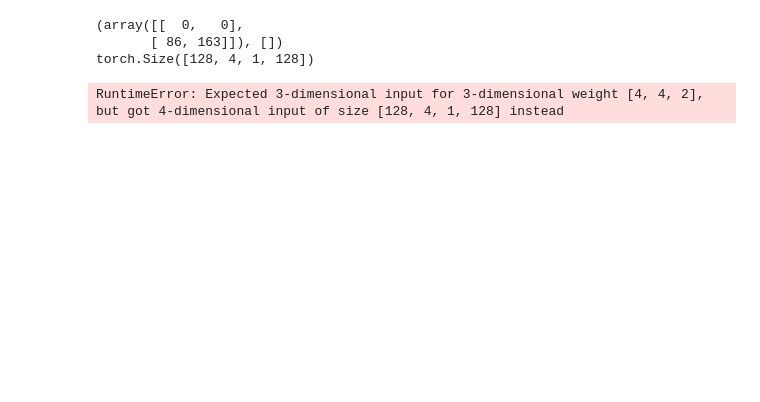
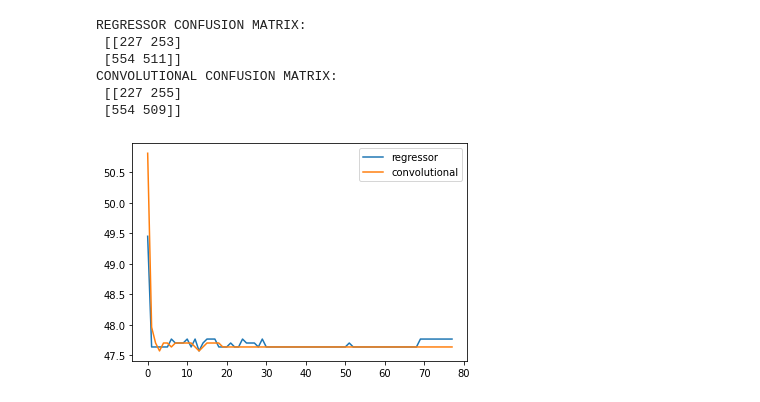
Before and after one commit to JOGO-Juggling/Are-We-Still-Juggling-Audio, a Jupyter notebook: train_model.ipynb, the cells around one changed output. Saved outputs shown, nothing was run; the diff lists cells and outputs as text; code cells hidden in the pictures; blank space fills up the shorter version.

```diff
--- a/train_model.ipynb
+++ b/train_model.ipynb
@@ -62,9 +63,9 @@ test_data = data[split_ind:]
 # %%
 train_loader = torch.utils.data.DataLoader(dataset=train_data,
-                                           batch_size=128,
+                                           batch_size=32,
                                            shuffle=True)
 test_loader = torch.utils.data.DataLoader(dataset=test_data,
-                                           batch_size=128,
+                                           batch_size=32,
                                            shuffle=True)
 # %%
 device = torch.device("cuda:0" if (torch.cuda.is_available()) else "cpu")
@@ -74,5 +75,5 @@ Device: cuda:0
 # %%
-regressor, conv = LogisticRegressor(W_DIM, N_FEATURES, 2).to(device), Convolutional(N_FEATURES, 2).to(device)
+regressor, conv = LogisticRegressor(N_FEATURES, 1, 2).to(device), Convolutional(N_FEATURES, W_DIM, 2).to(device)
 print(f'n_params={sum(p.numel() for p in regressor.parameters())}')
 print(f'n_params={sum(p.numel() for p in conv.parameters())}')
 # %% [output]
@@ -92,7 +93,7 @@ def accuracy(model, data, inds):
         total += xxy[y].size(0)
         correct += (predicted.cpu() == xxy[y]).sum()
 
-    return 100 * int(correct) / total, (predicted.cpu() != xxy[y])
+    return 100 * int(correct) / total
 
 def confusion(model, data, inds):
     x, y = inds
@@ -108,7 +109,7 @@ def confusion(model, data, inds):
         matrix[1, 0] += torch.sum((xxy[y] == 1) & (predicted == 0))
         matrix[1, 1] += torch.sum((xxy[y] == 0) & (predicted == 0))
 
-    return matrix, []
+    return matrix
 
 def recall(model, data, inds):
     x, y = inds
@@ -126,11 +127,10 @@ n_iters = 0
 start = time.time()
 
 for epoch in range(1, N_EPOCHS + 1):
-    np.random.shuffle(data)
     for i, (x0, x1, y) in enumerate(train_loader):
         # Clear gradients
-        for opti in optis:
-            opti.zero_grad()
+        optis[0].zero_grad()
+        optis[1].zero_grad()
 
         # Make prediction and calculate loss
         y_hat0 = regressor(x0.to(device)).cpu()
@@ -142,12 +142,13 @@ for epoch in range(1, N_EPOCHS + 1):
         # Calculate new gradients and optimize
         loss0.backward()
         loss1.backward()
-        for opti in optis:
-            opti.step()
 
-        if n_iters % 250 == 0 or epoch == N_EPOCHS:
-            acc0, _ = accuracy(regressor, test_loader, (0, 2))
-            acc1, _ = accuracy(conv, test_loader, (1, 2))
+        optis[0].step()
+        optis[1].step()
+
+        if n_iters % 10 == 0 or epoch == N_EPOCHS:
+            acc0 = accuracy(regressor, test_loader, (0, 2))
+            acc1 = accuracy(conv, test_loader, (1, 2))
 
             accuracy_histories[0].append(acc0)
             accuracy_histories[1].append(acc1)
@@ -166,12 +169,17 @@ RuntimeError: Expected 3-dimensional input for 3-dimensional weight [4, 4, 2], b
 # %%
-print(confusion(regressor, test_loader, (0, 2)))
-print(confusion(conv, test_loader, (1, 2)))
+print(f'REGRESSOR CONFUSION MATRIX:\n {confusion(regressor, test_loader, (0, 2))}')
+print(f'CONVOLUTIONAL CONFUSION MATRIX:\n {confusion(conv, test_loader, (1, 2))}')
 
 x0, x1 = np.arange(len(accuracy_histories[0])), np.arange(len(accuracy_histories[1]))
-plt.plot(x0, accuracy_histories[0])
-plt.plot(x1, accuracy_histories[1])
+plt.plot(x0, accuracy_histories[0], label='regressor')
+plt.plot(x1, accuracy_histories[1], label='convolutional')
+plt.legend()
+plt.show()
 # %% [output]
-(array([[  0,   0],
-       [ 86, 163]]), [])
-torch.Size([128, 4, 1, 128])
+REGRESSOR CONFUSION MATRIX:
+ [[227 253]
+ [554 511]]
+CONVOLUTIONAL CONFUSION MATRIX:
+ [[227 255]
+ [554 509]]
-RuntimeError: Expected 3-dimensional input for 3-dimensional weight [4, 4, 2], but got 4-dimensional input of size [128, 4, 1, 128] instead
+[figure, added]
```
Also changed, not shown: parts of 8 cells of this notebook, 2 other files.
